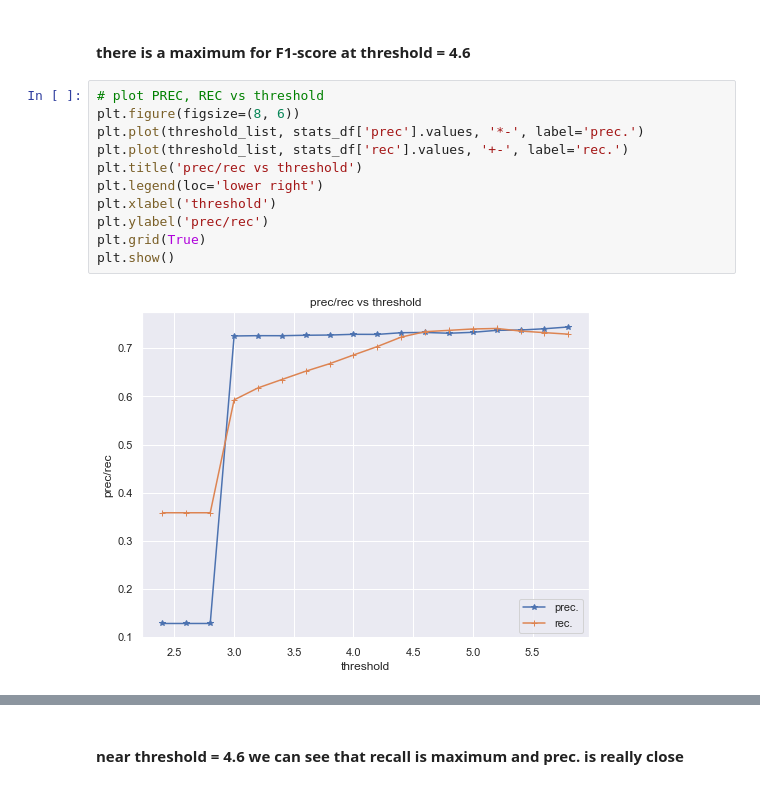
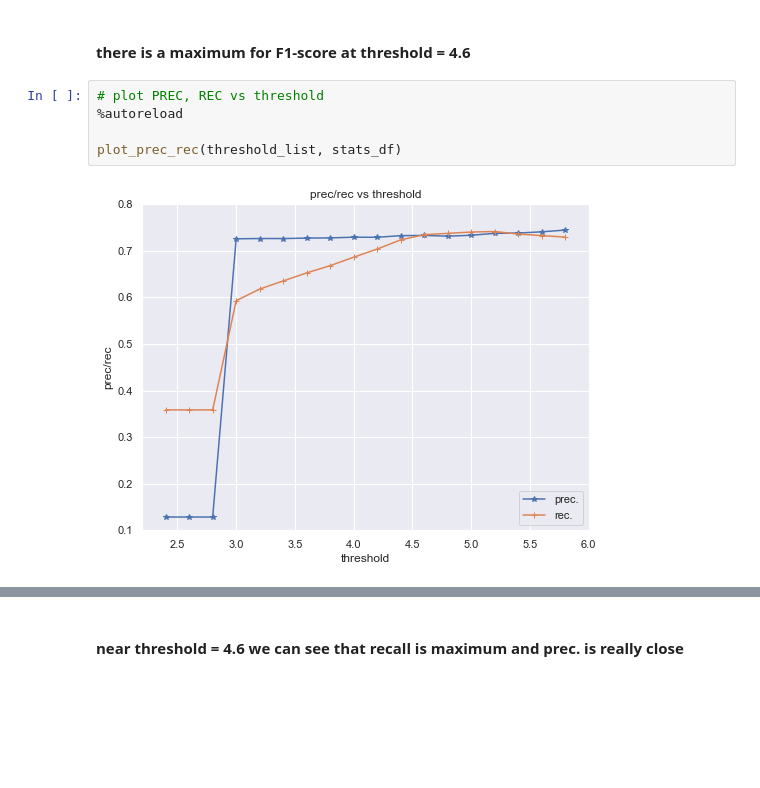
Before and after one commit to luigisaetta/uci-diabetes, a Jupyter notebook: project/starter_code/student_project.ipynb, the cells around one changed output, grey strips where cells are left out. Cells and saved outputs as stored; diff of their text form; blank space fills up the shorter version.

```diff
--- a/project/starter_code/student_project.ipynb
+++ b/project/starter_code/student_project.ipynb
@@ -1096,15 +1085,9 @@ plt.show()
 # %% [markdown]
 #### there is a maximum for F1-score at threshold = 4.6
-# %%
-# plot PREC, REC vs threshold
-plt.figure(figsize=(8, 6))
-plt.plot(threshold_list, stats_df['prec'].values, '*-', label='prec.')
-plt.plot(threshold_list, stats_df['rec'].values, '+-', label='rec.')
-plt.title('prec/rec vs threshold')
-plt.legend(loc='lower right')
-plt.xlabel('threshold')
-plt.ylabel('prec/rec')
-plt.grid(True)
-plt.show()
-# %% [output]
-[figure, removed]
+# %%
+# plot PREC, REC vs threshold
+%autoreload
+
+plot_prec_rec(threshold_list, stats_df)
+# %% [output]
+[figure, added]
```
Also changed, not shown: parts of 16 cells of this notebook, 1 other file.
